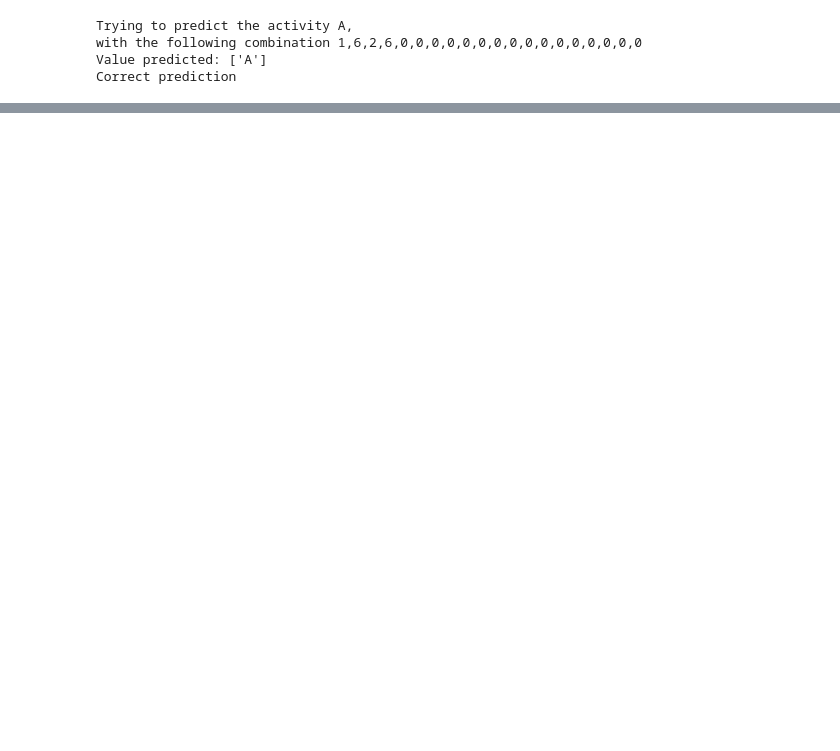
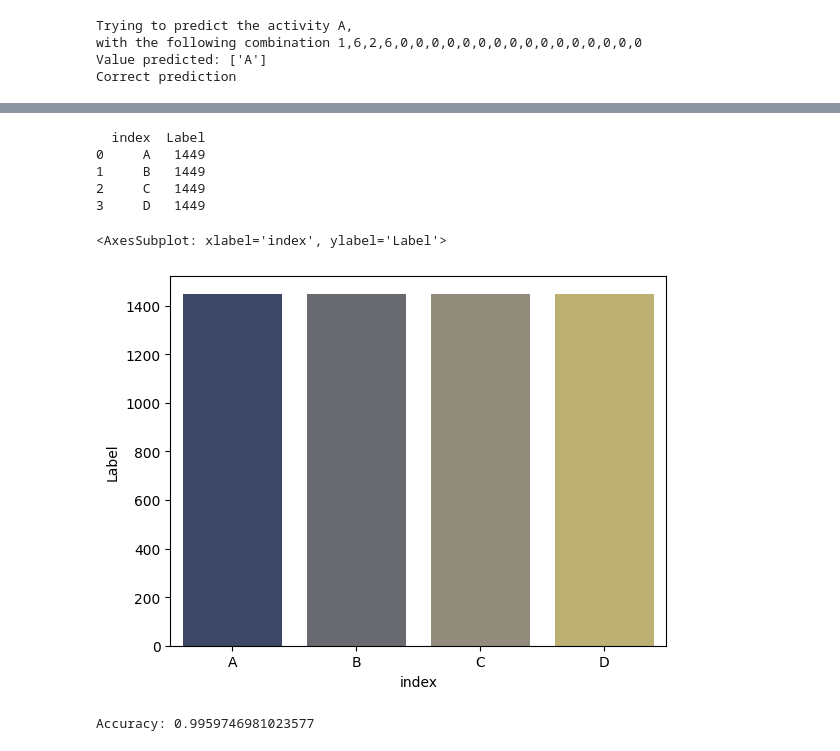
Before and after one commit to gemmadifederico/VIOLA, a Jupyter notebook: Experiments - Linac/normal/Dtree - Classifier.ipynb, the cells around one changed output, grey strips where cells are left out. Drawn from its saved outputs; the diff is of its cells as text; code cells hidden in the pictures; blank space fills up the shorter version.

Commit message:
Balanced the dataset

```diff
--- a/Experiments - Linac/normal/Dtree - Classifier.ipynb
+++ b/Experiments - Linac/normal/Dtree - Classifier.ipynb
@@ -166,0 +118,10 @@ Correct prediction
+# %%
+X = df[features]
+y = df.Label
+
+oversample = SMOTE()
+X, y = oversample.fit_resample(X, y)
+
+df = pd.concat([pd.DataFrame(X), pd.DataFrame(y)], axis=1)
+df.columns = features + ["Label"]
+df
@@ -166,0 +142,32 @@ Correct prediction
+# %%
+xx = df[["Label"][0]].value_counts().reset_index()
+print(xx)
+sns.barplot(x="index", y="Label", data= xx, palette="cividis")
+# %% [output]
+  index  Label
+0     A   1449
+1     B   1449
+2     C   1449
+3     D   1449
+<AxesSubplot: xlabel='index', ylabel='Label'>
+[figure, added]
+# %%
+X_train, X_test, y_train, y_test = train_test_split(X.values, y, test_size=0.3, random_state=1) # 70% training and 30% test
+# Create Decision Tree classifer object
+clf = DecisionTreeClassifier()
+
+# Train Decision Tree Classifer
+clf = clf.fit(X_train,y_train)
+
+dump(clf, 'test.joblib')
+
+data = tree.export_graphviz(clf, out_file=None, feature_names=features, class_names = clf.classes_, filled=True)
+graph = pydotplus.graph_from_dot_data(data)
+graph.write_png('Ltrain_dtree.png')
+
+#Predict the response for test dataset
+y_pred = clf.predict(X_test)
+# Model Accuracy, how often is the classifier correct?
+print("Accuracy:",metrics.accuracy_score(y_test, y_pred))
+# %% [output]
+Accuracy: 0.9959746981023577
```
Also changed, not shown: parts of 9 cells of this notebook.
